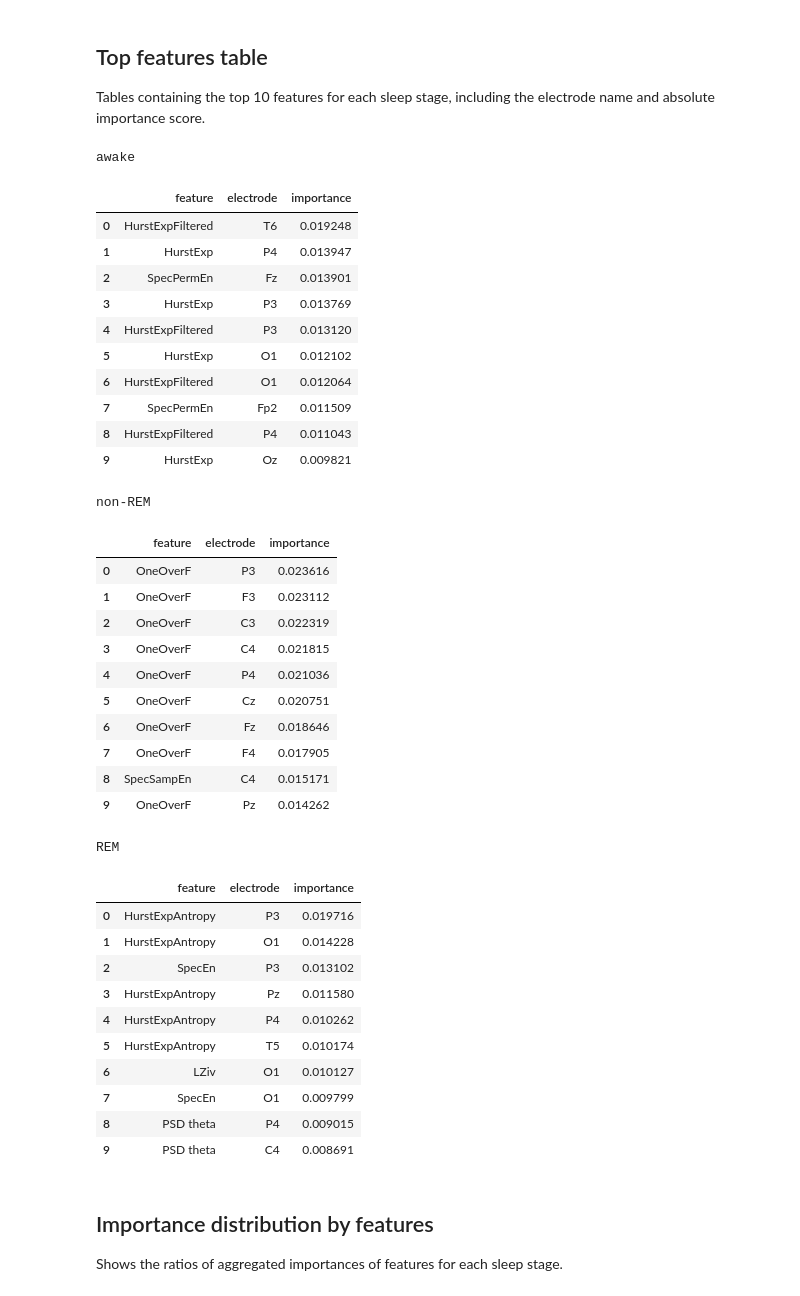
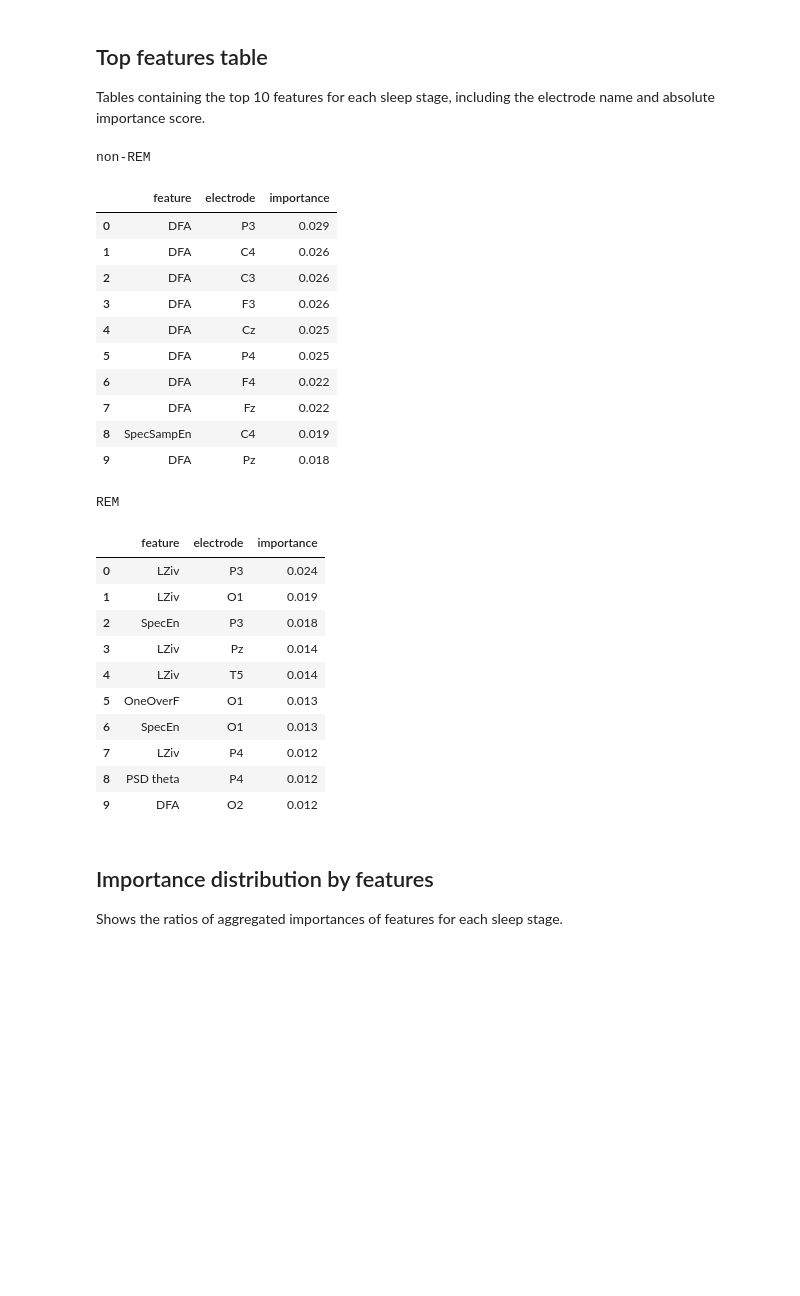
Before and after one commit to PhilippThoelke/caffeine-sleep, a Jupyter notebook: multiFeatureML/MultiFeatureML-Figures.ipynb, the cells around one changed output. Cells and saved outputs as stored; diff of their text form; code cells hidden in the pictures; blank space fills up the shorter version.

```diff
--- a/multiFeatureML/MultiFeatureML-Figures.ipynb
+++ b/multiFeatureML/MultiFeatureML-Figures.ipynb
@@ -13,7 +16,7 @@ SIGNIFICANT_P = 0.05
 AGE_GROUP = 0 # -1: all, 0: up to age 30, 1: from age 30
 
 PROJECT_PATH = '../data' # path to where the EEG sensor position file is stored
-RESULTS_PATH = '../results'
+RESULTS_PATH = '../results/final/'
 FIGURE_PATH = '../figures'
 MODEL_DIR = f"multiML{CAF_DOSE}" # f"multiML{CAF_DOSE}" or f"logisticRegression{CAF_DOSE}"
 TWO_SIDED_IMPORTANCES = False # set to true for logistic regression, false for random forest
@@ -62,4 +65,5 @@ for stage in STAGES:
     score_means[stage] = np.mean(scores[stage])
     score_stds[stage] = np.std(scores[stage])
 
-FEATURES = list(dict.fromkeys(map(lambda f: f.split("-")[0], feature_names[STAGES[0]])))
+FEATURES = ["PSD_delta", "PSD_theta", "PSD_alpha", "PSD_sigma", "PSD_beta", "PSD_low gamma",
+            "SpecShanEn", "SampEn", "SpecSampEn", "LZiv", "DFA", "OneOverF"]
@@ -89,3 +76,18 @@ feature_colors = {
+# %%
+feature_colors = {
+    'PSD_delta': '#ff0000',
+    'PSD_theta': '#ff5b00',
+    'PSD_alpha': '#ff8a00',
+    'PSD_sigma': '#ffb300',
+    'PSD_beta': '#ffda00',
+    'PSD_low gamma': '#ffff00',
+    'SpecShanEn': '#0000ff',
+    'SampEn': '#0079ff',
+    'SpecSampEn': '#00a8ff',
+    'LZiv': '#00caf9',
+    'DFA': '#00e992',
+    'OneOverF': '#00ff00',
+}
 # %% [markdown]
 ## Decoding accuracy
 # %%
@@ -156,7 +155,7 @@ for stage in STAGES:
     for category in FEATURES:
         mask = [category in name for name in feature_names[stage][indices]]
         if np.sum(mask) > 0:
-            name = category.replace('_', ' ').replace('Shan', '')
+            name = category.replace('_', ' ').replace('Shan', '').replace("LZiv", "Lempel-Ziv").replace("OneOverF", "aperiodic slope")
 
             # plot bars of current feature
             plt.bar(np.arange(len(indices))[mask],
@@ -187,58 +186,46 @@ plt.show()
 ## Top features table
 Tables containing the top 10 features for each sleep stage, including the electrode name and absolute importance score.
 # %%
-#pd.options.display.float_format = '{:,.3f}'.format
+pd.options.display.float_format = '{:,.3f}'.format
 
 for stage in STAGES:
     # find the top features with corresponding channel name
     idxs = np.argsort(importance_means[stage])[::-1][:10]
     feat = [FEATURES[int(i / len(importance_means[stage]) * len(FEATURES))] for i in idxs]
     chs = [CHANNELS[i % 20] for i in idxs]
 
     # turn data into a pandas DataFrame for nice printing
     print(stage.replace('AWSL', 'awake').replace('NREM', 'non-REM'))
     display(pd.DataFrame(columns=["feature", "electrode", "importance"],
                          data=zip([f.replace('_', ' ').replace('Shan', '') for f in feat],
                                   chs,
                                   importance_means[stage][idxs])))
     print()
 # %% [output]
-awake
+non-REM
 |  | feature | electrode | importance |
-| 0 | HurstExpFiltered | T6 | 0.019248 |
-| 1 | HurstExp | P4 | 0.013947 |
-| 2 | SpecPermEn | Fz | 0.013901 |
-| 3 | HurstExp | P3 | 0.013769 |
-| 4 | HurstExpFiltered | P3 | 0.013120 |
-| 5 | HurstExp | O1 | 0.012102 |
-| 6 | HurstExpFiltered | O1 | 0.012064 |
-| 7 | SpecPermEn | Fp2 | 0.011509 |
-| 8 | HurstExpFiltered | P4 | 0.011043 |
-| 9 | HurstExp | Oz | 0.009821 |
+| 0 | DFA | P3 | 0.029 |
+| 1 | DFA | C4 | 0.026 |
+| 2 | DFA | C3 | 0.026 |
+| 3 | DFA | F3 | 0.026 |
+| 4 | DFA | Cz | 0.025 |
+| 5 | DFA | P4 | 0.025 |
+| 6 | DFA | F4 | 0.022 |
+| 7 | DFA | Fz | 0.022 |
+| 8 | SpecSampEn | C4 | 0.019 |
+| 9 | DFA | Pz | 0.018 |
-non-REM
+REM
 |  | feature | electrode | importance |
-| 0 | OneOverF | P3 | 0.023616 |
-| 1 | OneOverF | F3 | 0.023112 |
-| 2 | OneOverF | C3 | 0.022319 |
-| 3 | OneOverF | C4 | 0.021815 |
-| 4 | OneOverF | P4 | 0.021036 |
-| 5 | OneOverF | Cz | 0.020751 |
-| 6 | OneOverF | Fz | 0.018646 |
-| 7 | OneOverF | F4 | 0.017905 |
-| 8 | SpecSampEn | C4 | 0.015171 |
-| 9 | OneOverF | Pz | 0.014262 |
+| 0 | LZiv | P3 | 0.024 |
+| 1 | LZiv | O1 | 0.019 |
+| 2 | SpecEn | P3 | 0.018 |
+| 3 | LZiv | Pz | 0.014 |
+| 4 | LZiv | T5 | 0.014 |
+| 5 | OneOverF | O1 | 0.013 |
+| 6 | SpecEn | O1 | 0.013 |
+| 7 | LZiv | P4 | 0.012 |
+| 8 | PSD theta | P4 | 0.012 |
+| 9 | DFA | O2 | 0.012 |
-REM
-|  | feature | electrode | importance |
-| 0 | HurstExpAntropy | P3 | 0.019716 |
-| 1 | HurstExpAntropy | O1 | 0.014228 |
-| 2 | SpecEn | P3 | 0.013102 |
-| 3 | HurstExpAntropy | Pz | 0.011580 |
-| 4 | HurstExpAntropy | P4 | 0.010262 |
-| 5 | HurstExpAntropy | T5 | 0.010174 |
-| 6 | LZiv | O1 | 0.010127 |
-| 7 | SpecEn | O1 | 0.009799 |
-| 8 | PSD theta | P4 | 0.009015 |
-| 9 | PSD theta | C4 | 0.008691 |
 # %% [markdown]
 ## Importance distribution by features
 Shows the ratios of aggregated importances of features for each sleep stage.
```
Also changed, not shown: parts of 11 cells of this notebook, 3 other files.
